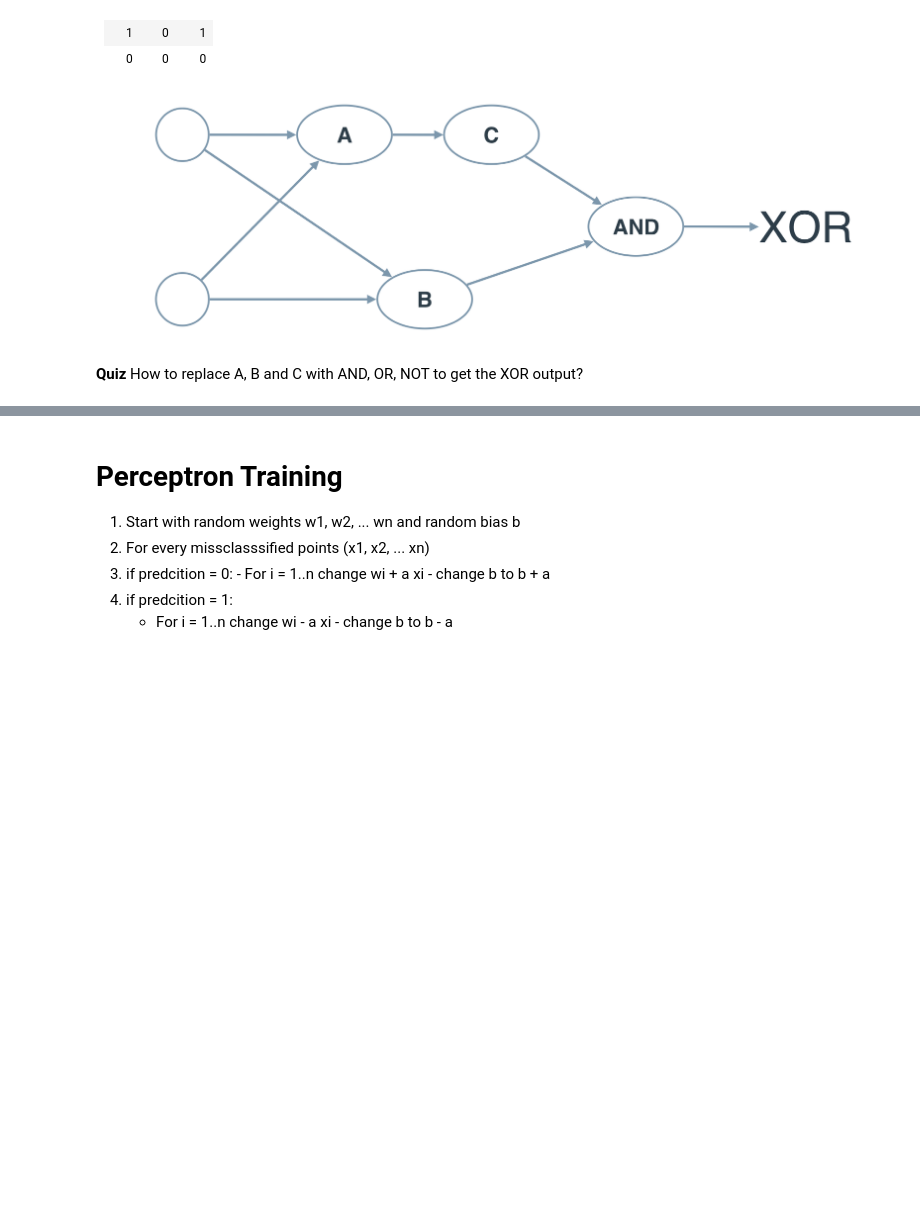
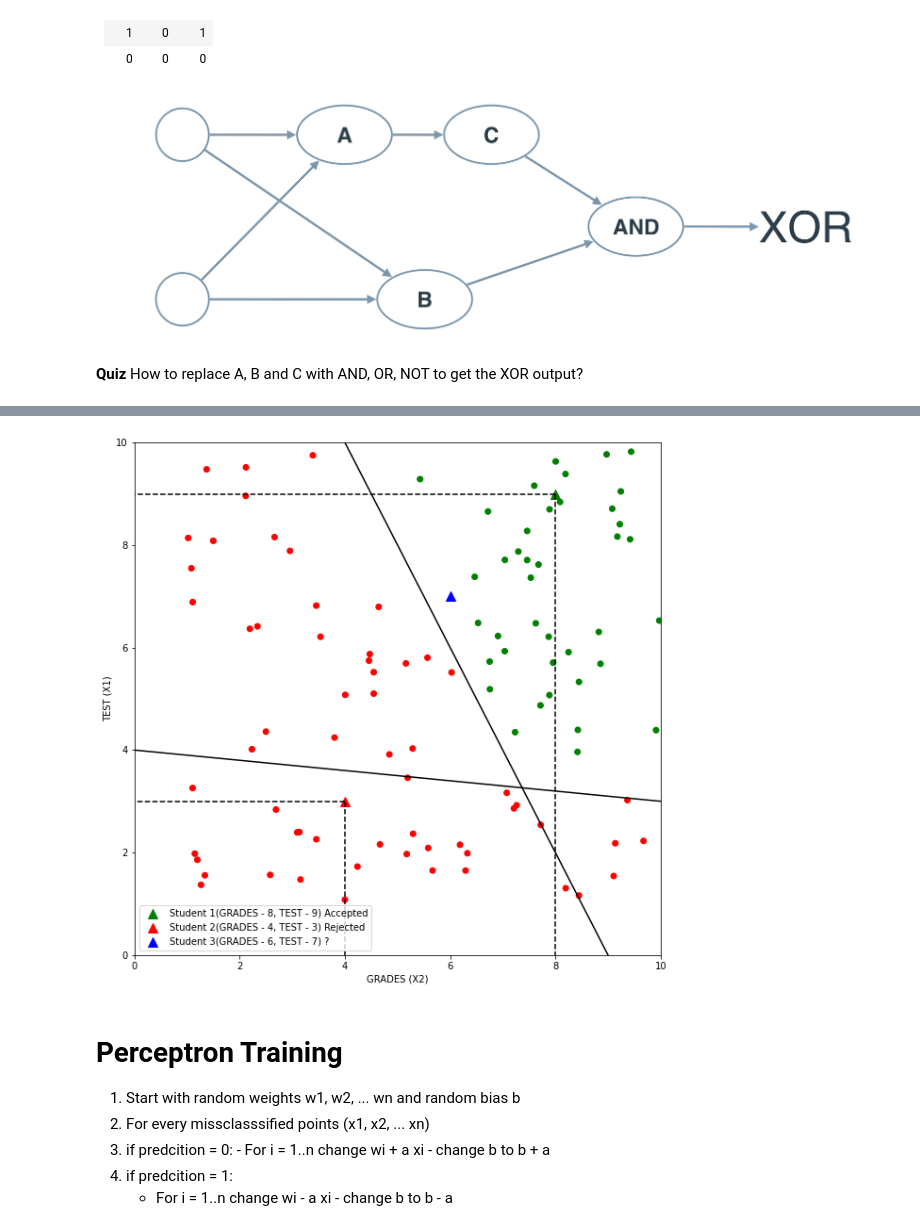
Before and after one commit to AInitikesh/Seminar, a Jupyter notebook: Seminar.ipynb, the cells around one changed output, grey strips where cells are left out. Drawn from its saved outputs; the diff is of its cells as text; code cells hidden in the pictures; blank space fills up the shorter version.

```diff
--- a/Seminar.ipynb
+++ b/Seminar.ipynb
@@ -363,3 +402,37 @@ print(output_frame.to_string(index=False))
+# %%
+plt.xlim((0, 10))
+plt.ylim((0, 10))
+plt.xlabel("GRADES (X2)")
+plt.ylabel("TEST (X1)")
+s1_plot = plt.scatter(*student_1, marker='^', color=['green'], s=100)
+s2_plot = plt.scatter(*student_2, marker='^', color=['red'], s=100)
+s3_plot = plt.scatter(*student_3, marker='^', color=['blue'], s=100)
+plt.legend((s1_plot, s2_plot, s3_plot), ("Student 1(GRADES - 8, TEST - 9) Accepted", "Student 2(GRADES - 4, TEST - 3) Rejected", "Student 3(GRADES - 6, TEST - 7) ? "))
+plt.plot([student_1[0], 0], [student_1[1], student_1[1]], color='black', linestyle = 'dashed')
+plt.plot([student_1[0], student_1[0]], [student_1[1], 0], color='black', linestyle = 'dashed')
+
+plt.plot([student_2[0], 0], [student_2[1], student_2[1]], color='black', linestyle = 'dashed')
+plt.plot([student_2[0], student_2[0]], [student_2[1], 0], color='black', linestyle = 'dashed')
+
+
+
+m1 = -2
+b1 = 18
+
+plt.plot([0, 10], [b1, 10 * m1 + b1], c='black')
+
+
+m2 = -0.1
+b2 = 4
+
+plt.plot([0, 10], [b2, 10 * m2 + b2], c='black')
+
+colors = ['green' if y[i] - m1 * x[i] - b1 > 0 and y[i] - m2 * x[i] - b2 > 0 else 'red' for i in range(num_points) ]
+
+plt.scatter(x, y, c=colors)
+plt.show()
+# %% [output]
+[figure, added]
 # %% [markdown]
 # Perceptron Training
 
```
Also changed, not shown: parts of 21 cells of this notebook.
